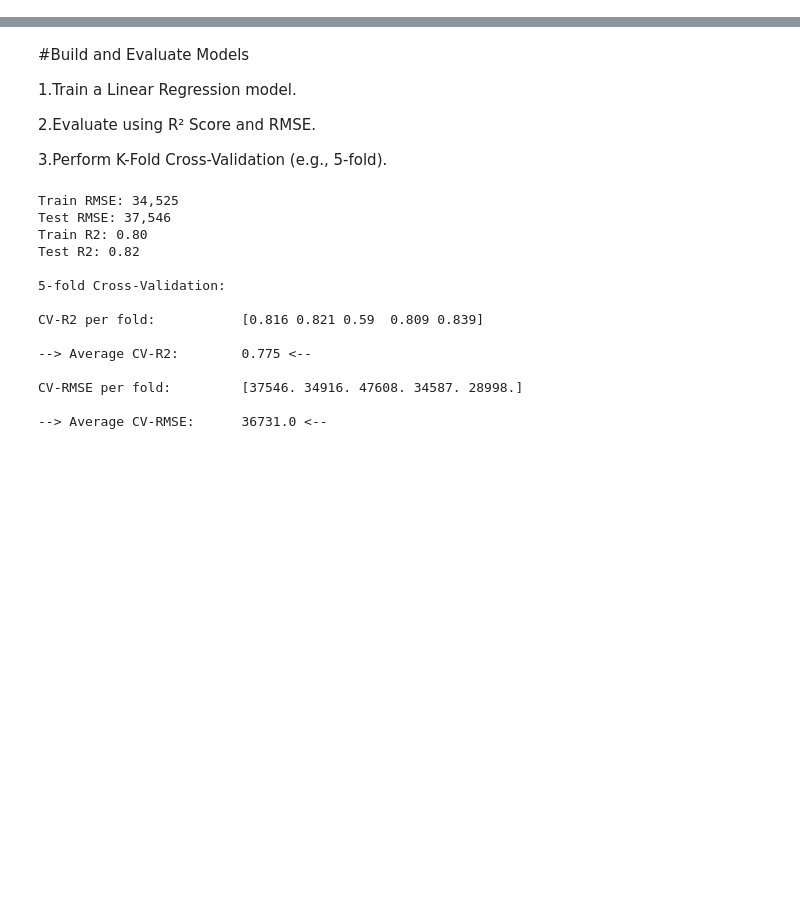
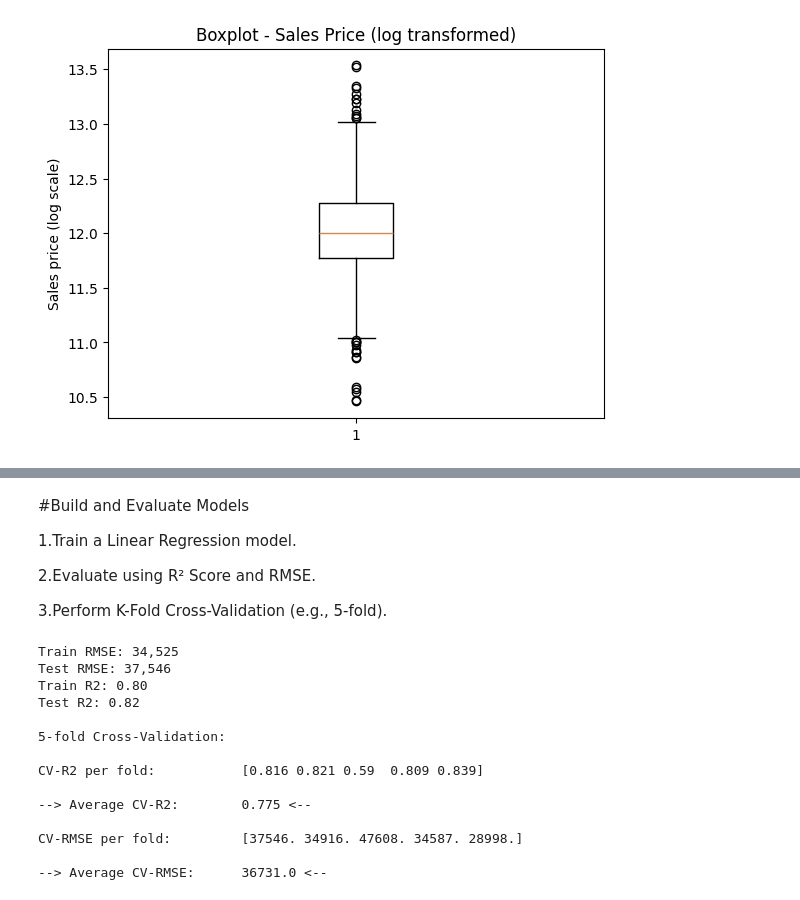
Before and after one commit to kaxmarc/statistics_ml, a Jupyter notebook: group_exercises/exercise_2/Group_Exercise_2_PART_2.ipynb, the cells around one changed output, grey strips where cells are left out. Cells and saved outputs as stored; diff of their text form; code cells hidden in the pictures; blank space fills up the shorter version.

```diff
--- a/group_exercises/exercise_2/Group_Exercise_2_PART_2.ipynb
+++ b/group_exercises/exercise_2/Group_Exercise_2_PART_2.ipynb
@@ -72,0 +204,11 @@ for feature in categorical_columns:
+# %%
+# Reduce outliers using log1p transformation
+
+df['SalePrice_log_transform'] = np.log1p(df['SalePrice'])
+
+plt.boxplot(df['SalePrice_log_transform'])
+plt.title('Boxplot - Sales Price (log transformed)')
+plt.ylabel('Sales price (log scale)')
+plt.show()
+# %% [output]
+[figure, added]
```
Also changed, not shown: parts of 39 cells of this notebook.
